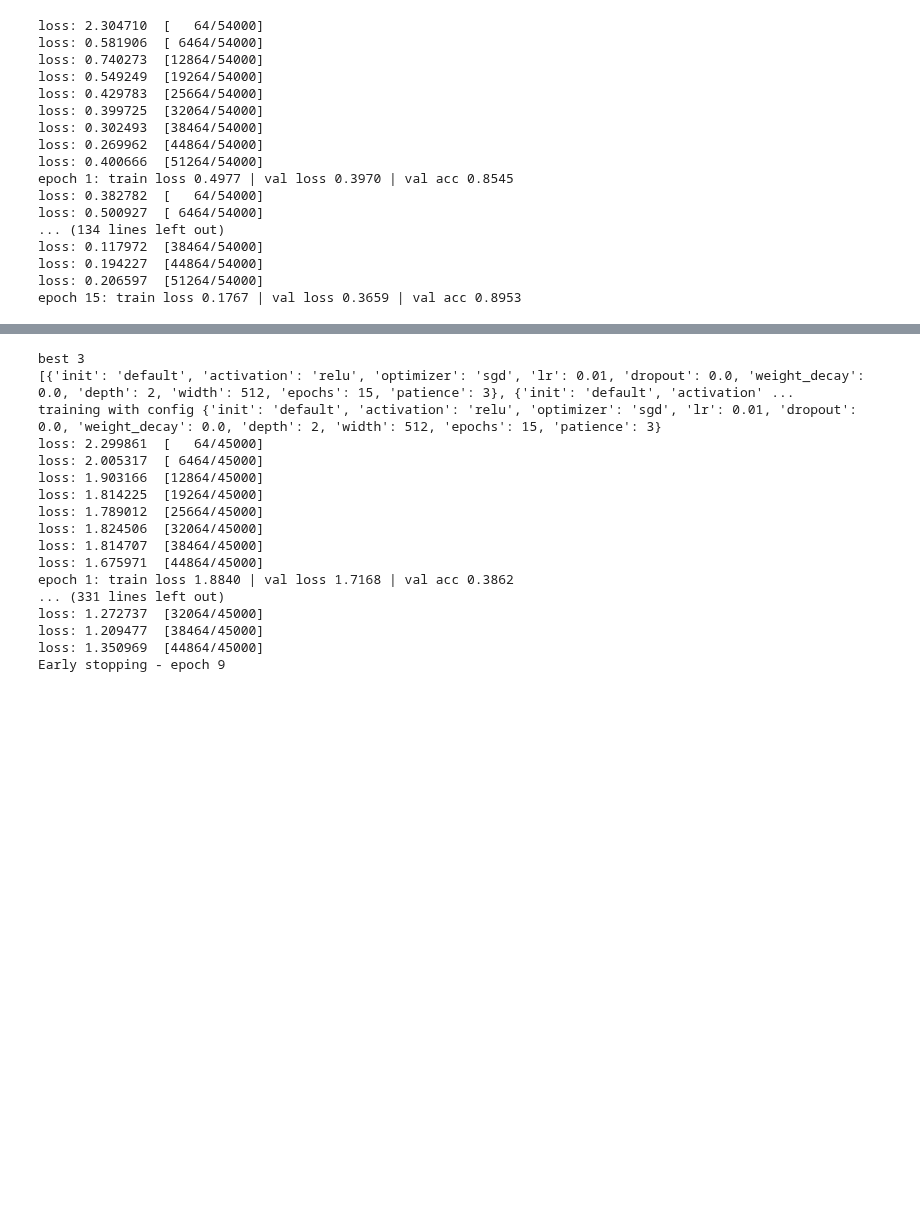
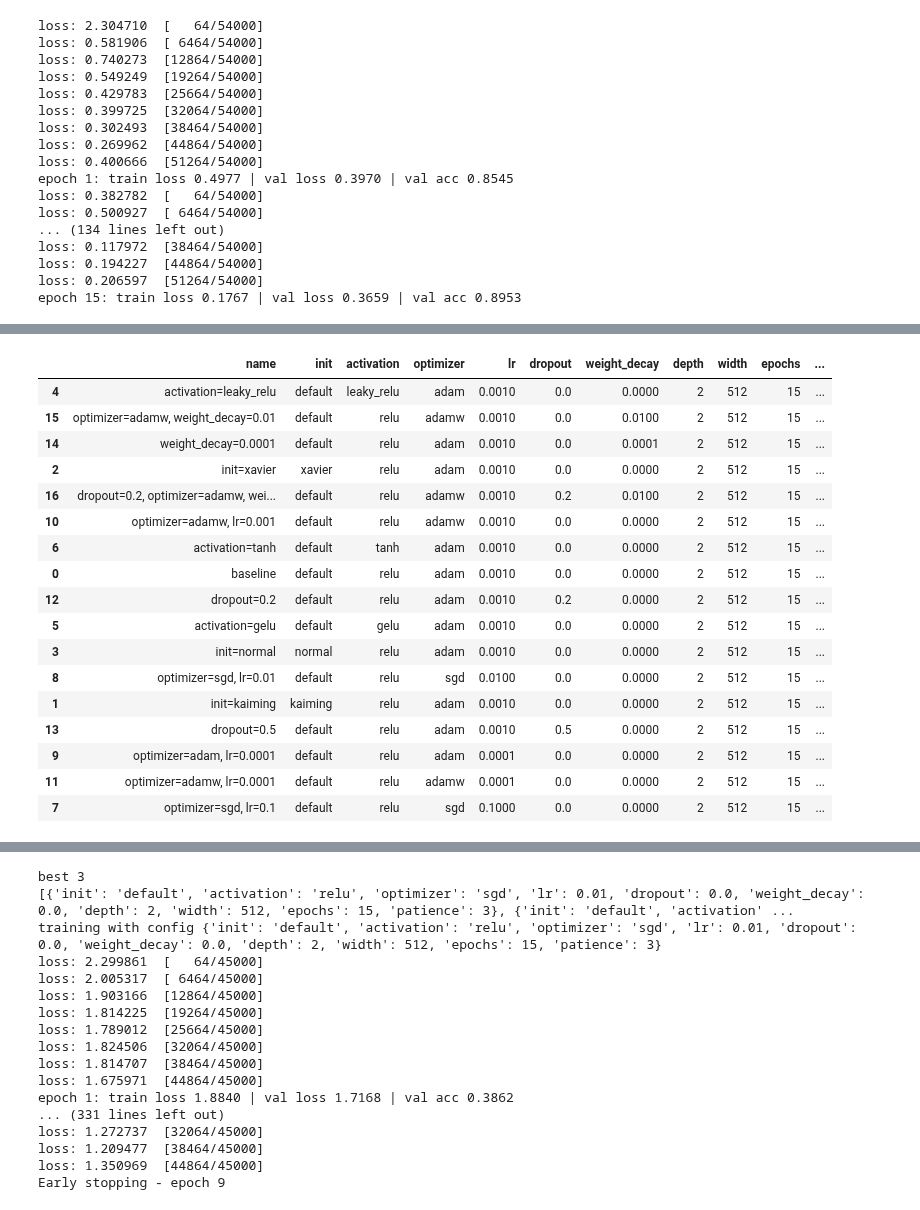
Before and after one commit to LucasNovelli/deepLearningAssignment1, a Jupyter notebook: deeplearning.ipynb, the cells around one changed output, grey strips where cells are left out. Drawn from its saved outputs; the diff is of its cells as text; code cells hidden in the pictures; blank space fills up the shorter version.

```diff
--- a/deeplearning.ipynb
+++ b/deeplearning.ipynb
@@ -250 +271,21 @@ def train_for_configuration_and_datasets(cfg, train_dataloader, val_dataloader,
+# %%
+def train_CNN(cfg, train_dataloader, val_dataloader, results, name):
+
+    print(f'training CNN with config {cfg}')
+
+    torch.manual_seed(42)
+    loss_fn = nn.CrossEntropyLoss()
+
+    model = CNN(activation=activations[cfg["activation"]],
+                dropout=cfg["dropout"],
+                init=inits[cfg["init"]],
+                ).to(device)
+
+                # in_channels=1, image_size=28, activation=nn.ReLU, dropout=0.0, init = None
+
+    optimizer = optimizers[cfg["optimizer"]](
+        model.parameters(), lr=cfg["lr"], weight_decay=cfg["weight_decay"]
+    )
+
+    run_epochs_with_patience_save_results(model, train_dataloader, val_dataloader, loss_fn, optimizer, results)
 # %%
@@ -350,3 +393,41 @@ Early stopping - epoch 7
 | 6 | activation=tanh | default | tanh | adam | 0.0010 | 0.0 | 0.0000 | 2 | 512 | 15 | ... |
 | 13 | dropout=0.5 | default | relu | adam | 0.0010 | 0.5 | 0.0000 | 2 | 512 | 15 | ... |
 | 7 | optimizer=sgd, lr=0.1 | default | relu | sgd | 0.1000 | 0.0 | 0.0000 | 2 | 512 | 15 | ... |
+# %%
+##Find hiper parameters for CNN
+
+# Each entry changes only what differs from the baseline (one factor at a time) for CNN
+variations_cnn = [
+    {},                                                 # baseline
+    # parameter initialization
+    {"init": "kaiming"}, {"init": "xavier"}, {"init": "normal"},
+    # activation functions
+    {"activation": "leaky_relu"}, {"activation": "gelu"}, {"activation": "tanh"},
+    # optimizers + learning rates (paired, since good lr depends on the optimizer)
+    {"optimizer": "sgd", "lr": 0.1}, {"optimizer": "sgd", "lr": 0.01},
+    {"optimizer": "adam", "lr": 1e-4},
+    {"optimizer": "adamw", "lr": 1e-3}, {"optimizer": "adamw", "lr": 1e-4},
+    # regularization
+    {"dropout": 0.2}, {"dropout": 0.5},
+    {"weight_decay": 1e-4},                             # L2 penalty via Adam
+    {"optimizer": "adamw", "weight_decay": 1e-2},       # decoupled weight decay
+    {"dropout": 0.2, "optimizer": "adamw", "weight_decay": 1e-2},
+]
+configs_cnn = [base | v for v in variations_cnn]
+results_cnn = []
+
+results_cnn = []
+
+for i, (cfg, change) in enumerate(zip(configs_cnn, variations_cnn), 1):
+    name = ", ".join(f"{k}={v}" for k, v in change.items()) or "baseline"
+    print(f"\n=== {i}/{len(configs_cnn)}: {name} ===")
+
+    train_CNN(cfg=cfg,
+                train_dataloader=train_dataloader,
+                val_dataloader=val_dataloader,
+                results=results_cnn,
+                name=name)
+
+df_cnn = pd.DataFrame(results_cnn).drop(columns="history").sort_values("best_val_loss")
+df_cnn
+# %% [output]
@@ -353,3 +451,21 @@ Early stopping - epoch 7
+|  | name | init | activation | optimizer | lr | dropout | weight_decay | depth | width | epochs | ... |
+| 4 | activation=leaky_relu | default | leaky_relu | adam | 0.0010 | 0.0 | 0.0000 | 2 | 512 | 15 | ... |
+| 15 | optimizer=adamw, weight_decay=0.01 | default | relu | adamw | 0.0010 | 0.0 | 0.0100 | 2 | 512 | 15 | ... |
+| 14 | weight_decay=0.0001 | default | relu | adam | 0.0010 | 0.0 | 0.0001 | 2 | 512 | 15 | ... |
+| 2 | init=xavier | xavier | relu | adam | 0.0010 | 0.0 | 0.0000 | 2 | 512 | 15 | ... |
+| 16 | dropout=0.2, optimizer=adamw, wei... | default | relu | adamw | 0.0010 | 0.2 | 0.0100 | 2 | 512 | 15 | ... |
+| 10 | optimizer=adamw, lr=0.001 | default | relu | adamw | 0.0010 | 0.0 | 0.0000 | 2 | 512 | 15 | ... |
+| 6 | activation=tanh | default | tanh | adam | 0.0010 | 0.0 | 0.0000 | 2 | 512 | 15 | ... |
+| 0 | baseline | default | relu | adam | 0.0010 | 0.0 | 0.0000 | 2 | 512 | 15 | ... |
+| 12 | dropout=0.2 | default | relu | adam | 0.0010 | 0.2 | 0.0000 | 2 | 512 | 15 | ... |
+| 5 | activation=gelu | default | gelu | adam | 0.0010 | 0.0 | 0.0000 | 2 | 512 | 15 | ... |
+| 3 | init=normal | normal | relu | adam | 0.0010 | 0.0 | 0.0000 | 2 | 512 | 15 | ... |
+| 8 | optimizer=sgd, lr=0.01 | default | relu | sgd | 0.0100 | 0.0 | 0.0000 | 2 | 512 | 15 | ... |
+| 1 | init=kaiming | kaiming | relu | adam | 0.0010 | 0.0 | 0.0000 | 2 | 512 | 15 | ... |
+| 13 | dropout=0.5 | default | relu | adam | 0.0010 | 0.5 | 0.0000 | 2 | 512 | 15 | ... |
+| 9 | optimizer=adam, lr=0.0001 | default | relu | adam | 0.0001 | 0.0 | 0.0000 | 2 | 512 | 15 | ... |
+| 11 | optimizer=adamw, lr=0.0001 | default | relu | adamw | 0.0001 | 0.0 | 0.0000 | 2 | 512 | 15 | ... |
+| 7 | optimizer=sgd, lr=0.1 | default | relu | sgd | 0.1000 | 0.0 | 0.0000 | 2 | 512 | 15 | ... |
 # %%
 ##Compare datasets
 transform = v2.Compose([v2.ToImage(), v2.ToDtype(torch.float32, scale=True)])
```
Also changed, not shown: parts of 9 cells of this notebook.
